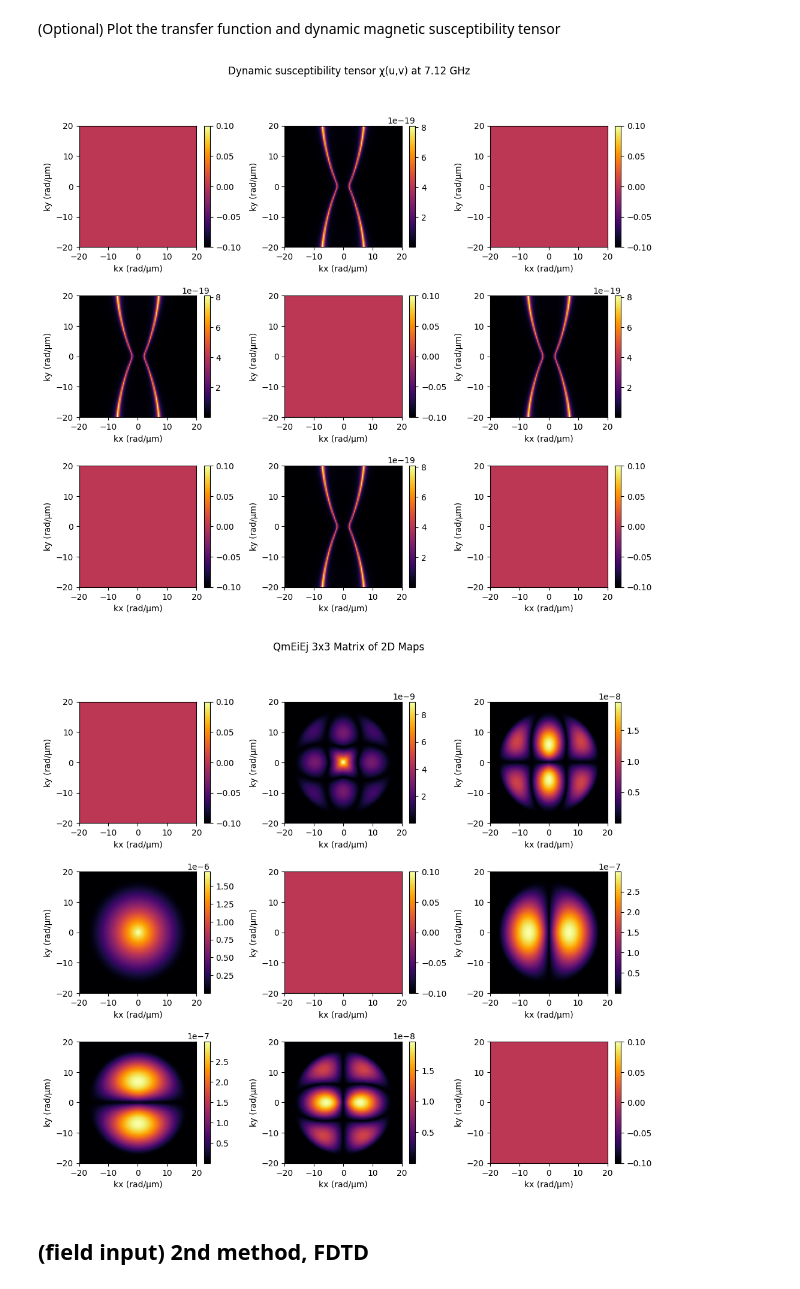
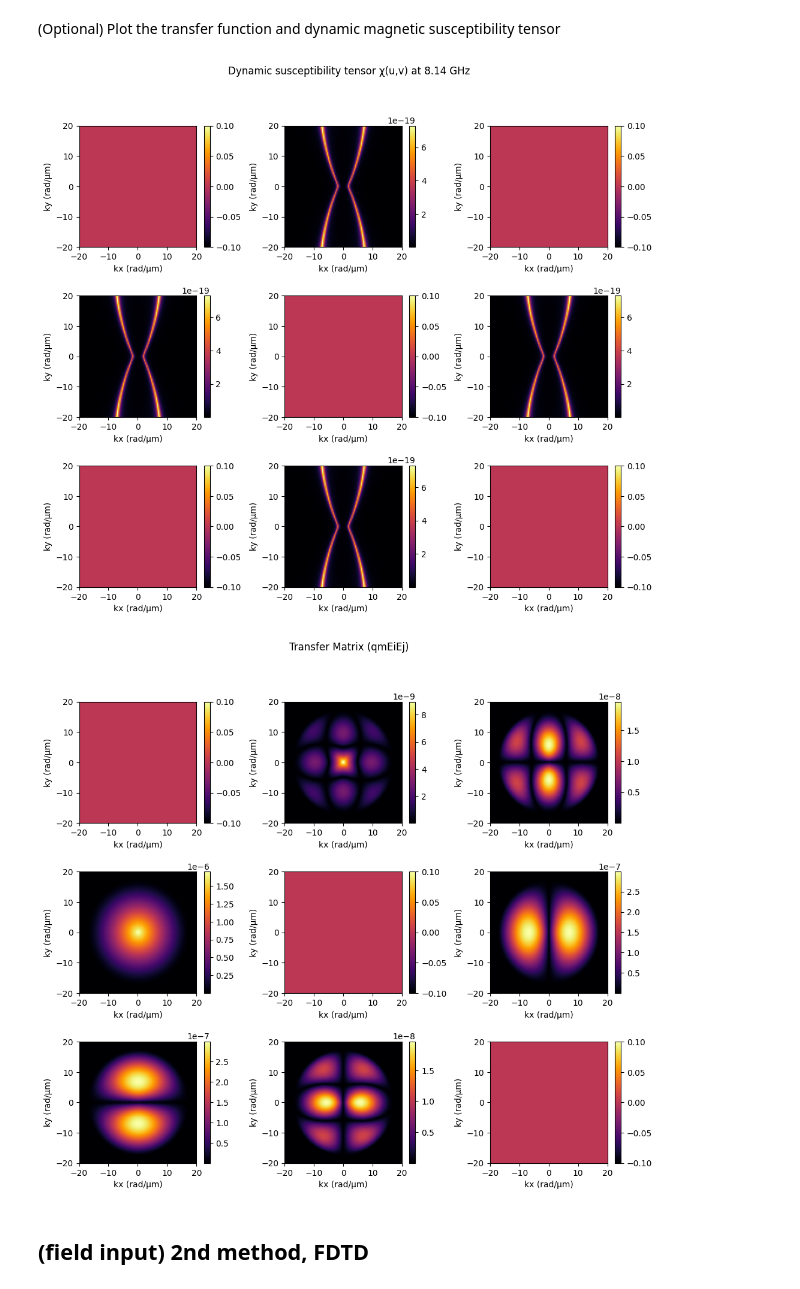
Before and after one commit to CEITECmagnonics/SpinWaveToolkit, a Jupyter notebook: examples/BLS_signal_from_RT.ipynb, the cells around one changed output. Drawn from its saved outputs; the diff is of its cells as text; code cells hidden in the pictures.

```diff
--- a/examples/BLS_signal_from_RT.ipynb
+++ b/examples/BLS_signal_from_RT.ipynb
@@ -98,7 +101,7 @@ phi_fl = phi.flatten()
 
 # Allocate Bloch function storage
 Bloch2D = np.zeros((Nf_common, Nk, Nk), dtype=complex)
-w_common = np.linspace(2 * np.pi * 1e9, 2 * np.pi * 35e9, Nf_common)  # common frequency axis
+w_common = np.linspace(2 * np.pi * fmin, 2 * np.pi * fmax, Nf_common)  # common frequency axis
 
 # ...
 # Create a SingleLayer model for the current kxi and phi.
@@ -122,15 +125,25 @@ for i in range(Nk):
         # Sum Bloch functions for n=0,1,2
         Bloch2D[:, i, j] = bf0_interp + bf1_interp
 
-Bloch = [Bloch2D, np.zeros((Nf_common, Nk, Nk), dtype=complex), Bloch2D*1j]
-# ...
+# Build susceptibility tensor χ
+chi = np.zeros((3, 3, Nf_common, Nk, Nk), dtype=complex)
+
+mx = Bloch2D
+my = np.zeros_like(Bloch2D)
+mz = Bloch2D * -1j
+
+chi[0, 1] = 1j * mz
+chi[1, 0] = -1j * mz
+chi[1, 2] = 1j * mx
+chi[2, 1] = -1j * mx
 # %% [output]
 Preparing dynamic susceptibility tensor...
 # %% [markdown]
 Finally, we have everything ready to calculate the BLS signal using the reciprocity theorem.
 # %%
 print("Calculating BLS signal...")
-sigmaSW, qmEiEj = SWT.bls.getBLSsignal_RT(xi, yi, Ei_fields, Ej_fields, Bloch, kx_grid, ky_grid) # gives us the BLS signal for selected frequencies together with the transfer matrix
+# gives us the BLS signal for selected frequencies together with the transfer matrix
+sigmaSW, qmEiEj = SWT.bls.getBLSsignal_RT(Exy=(xi, yi), Ei_fields=Ei_fields, Ej_fields=Ej_fields, KxKyChi=(kx_grid, ky_grid), Chi=chi, coherent_exc=False)
 # %% [output]
 Calculating BLS signal...
 # %% [markdown]
@@ -147,25 +160,8 @@ plt.show()
 # %% [markdown]
 (Optional) Plot the transfer function and dynamic magnetic susceptibility tensor
 # %%
-# --- Bloch components (no transpose) ---
-mx = Bloch[0]  # (Nf, Nkx, Nky)
-my = Bloch[1]
-mz = Bloch[2]
-
-_, Nf, Nkx, Nky = np.shape(Bloch)
-
-# --- Susceptibility tensor with Nf as the first dimension ---
-chi = np.zeros((3, 3, Nf, Nkx, Nky), dtype=complex)
-
-chi[0, 1] = 1j * mz
-chi[0, 2] = -1j * my
-chi[1, 0] = -1j * mz
-chi[1, 2] = 1j * mx
-chi[2, 0] = 1j * my
-chi[2, 1] = -1j * mx
-
 # Choose frequency to visualize
-f_desired = 7 # GHz, change this to any frequency you want
+f_desired = 8 # GHz, change this to any frequency you want
 
 # Find the closest index in w_common
 f_idx = np.argmin(np.abs(w_common/(2*np.pi*1e9) - f_desired))
@@ -182,36 +178,36 @@ for u in range(3):
             extent=(kx_grid[0]*1e-6, kx_grid[-1]*1e-6,
                     ky_grid[0]*1e-6, ky_grid[-1]*1e-6),
             origin='lower', aspect='auto', cmap='inferno'
         )
         fig.colorbar(im, ax=ax)
         ax.set_xlabel("kx (rad/µm)")
         ax.set_ylabel("ky (rad/µm)")
 
 plt.suptitle(f"Dynamic susceptibility tensor χ(u,v) at {f_plot:.2f} GHz")
 plt.show()
 
 # Plot qmEiEj matrix
 fig, axes = plt.subplots(3, 3, figsize=(12, 10))
 plt.subplots_adjust(wspace=0.4, hspace=0.4)
 
 for u in range(3):
     for v in range(3):
         ax = axes[u, v]
         im = ax.imshow(
             np.abs(qmEiEj[u, v]).T,
             extent=(kx_grid[0]*1e-6, kx_grid[-1]*1e-6,
                     ky_grid[0]*1e-6, ky_grid[-1]*1e-6),
             origin='lower', aspect='auto', cmap='inferno'
         )
         fig.colorbar(im, ax=ax)
         ax.set_xlabel("kx (rad/µm)")
         ax.set_ylabel("ky (rad/µm)")
 
-plt.suptitle("QmEiEj 3x3 Matrix of 2D Maps")
+plt.suptitle("Transfer Matrix (qmEiEj)")
 plt.show()
 # %% [output]
-[figure, old version]
+[figure, new version]
-[figure, old version]
+[figure, new version]
 # %% [markdown]
 ## (field input) 2nd method, FDTD
 # %% [markdown]
```
Also changed, not shown: parts of 6 cells of this notebook, 1 other file.
